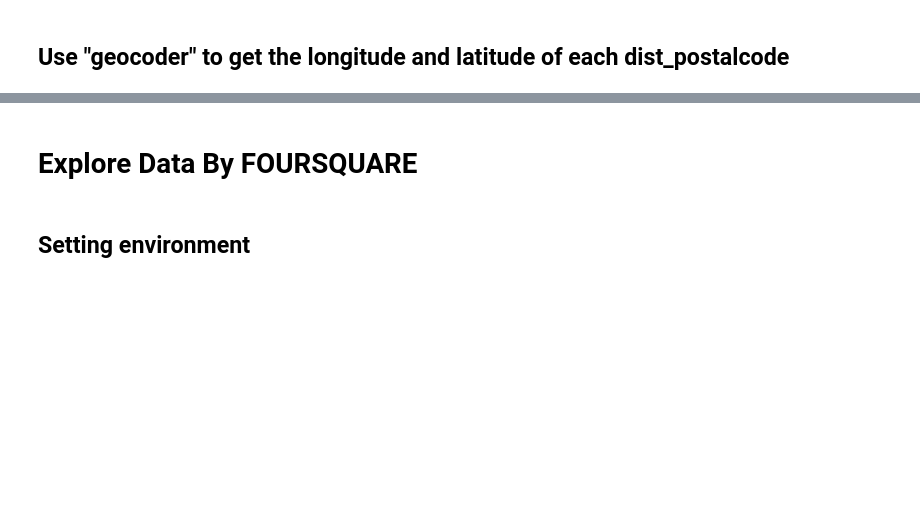
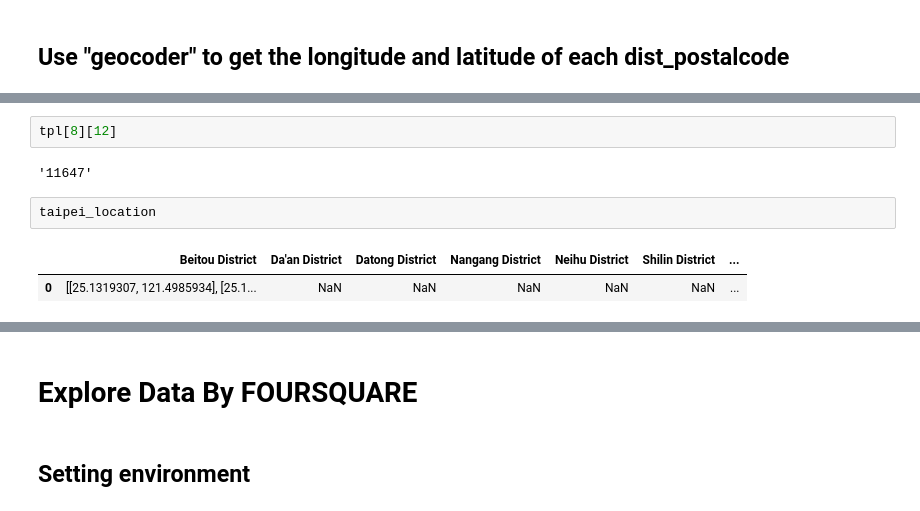
Before and after one commit to YuchiBai/Capsotne_project, a Jupyter notebook: capstone_project.ipynb, the cells around one changed output, grey strips where cells are left out. Drawn from its saved outputs; the diff is of its cells as text; blank space fills up the shorter version.

```diff
--- a/capstone_project.ipynb
+++ b/capstone_project.ipynb
@@ -86,0 +203,9 @@ print((location_Newyork.latitude, location_Newyork.longitude))
+# %%
+tpl[8][12]
+# %% [output]
+'11647'
+# %%
+taipei_location
+# %% [output]
+|  | Beitou District | Da'an District | Datong District | Nangang District | Neihu District | Shilin District | ... |
+| 0 | [[25.1319307, 121.4985934], [25.1... | NaN | NaN | NaN | NaN | NaN | ... |
```
Also changed, not shown: parts of 19 cells of this notebook.
